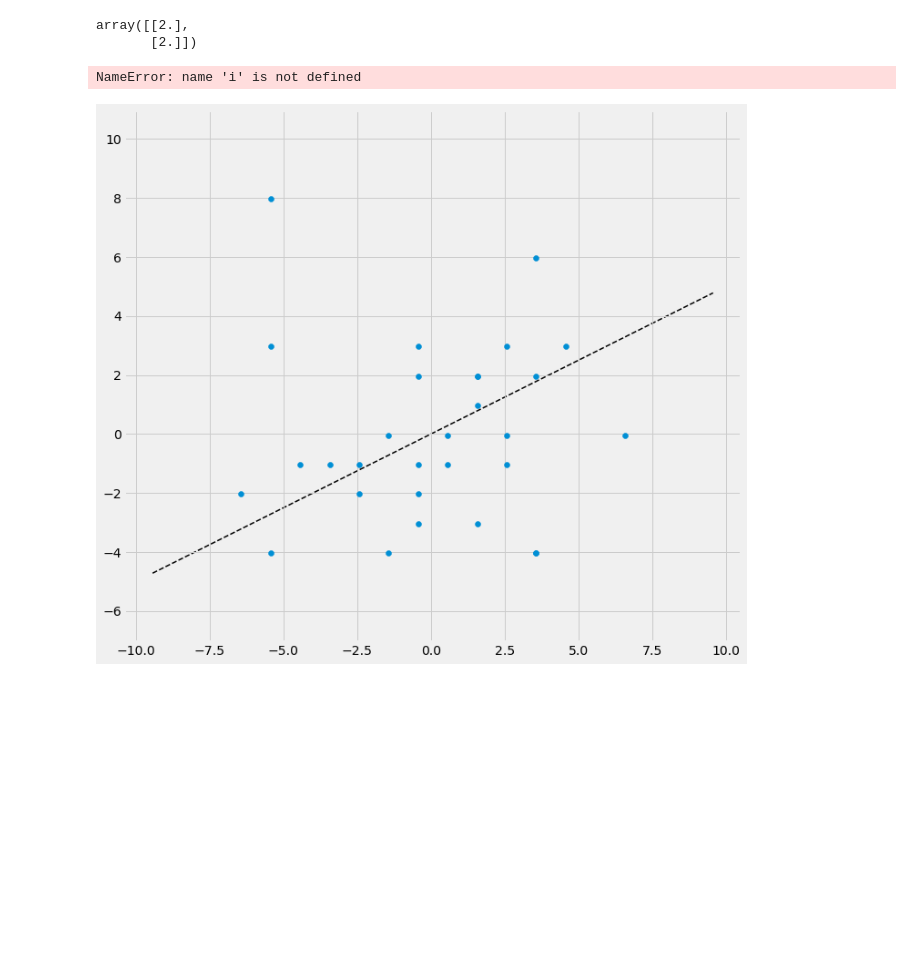
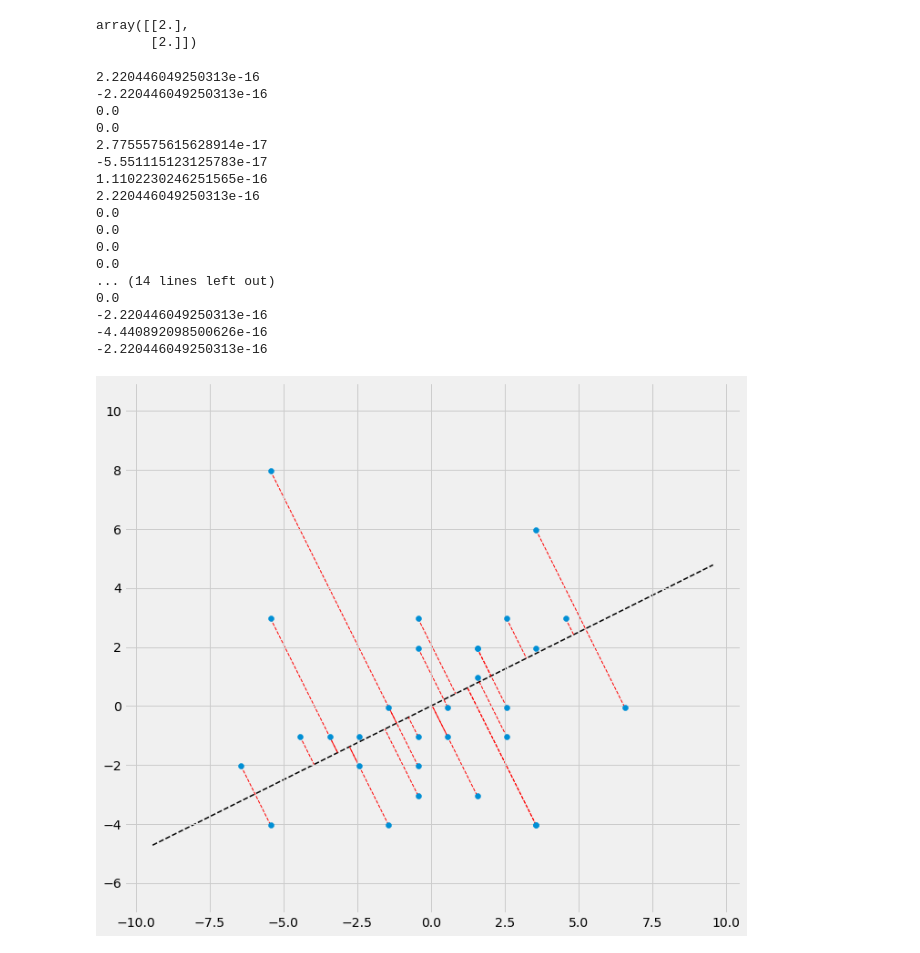
Before and after one commit to Hossein-HH/BSC-Machine-Learning, a Jupyter notebook: 1.Implementation codes/1400-12-25/projection plt matplot skspatial.ipynb, the cells around one changed output. Cells and saved outputs as stored; diff of their text form; code cells hidden in the pictures; blank space fills up the shorter version.

Commit message:
Fix red-lines error in implementation 1400-12-25 codes

```diff
--- a/1.Implementation codes/1400-12-25/projection plt matplot skspatial.ipynb
+++ b/1.Implementation codes/1400-12-25/projection plt matplot skspatial.ipynb
@@ -39,43 +39,61 @@ A = StandardScaler(with_std=False, copy=False).fit_transform(A)
 fig = plt.figure(figsize=(15, 10))
 ax0 = fig.add_subplot(111)
 
 #? we should equalization x , y Axis
 ax0.set_aspect('equal')
 
 #? moshakhas kardane mahdodeye mehvare x , y
 ax0.set_ylim(bottom=min(A[:, 1]) - 3, top=max(A[:, 1]) + 3)
 
 #? scatter yani noghat ro parakande rasm kon nachasbooneshon be ham dige
 ax0.scatter(A[:, 0], A[:, 1])
 
 #? initialize a first vector
 v = np.array([1, 0.5])
 
 ax0.plot(np.linspace(min(A[:, 0]) - 3, max(A[:, 0]) + 3),
          np.linspace(min(A[:, 0]) - 3, max(A[:, 0]) + 3) * (v[1] / v[0]),
          'k--', linewidth=1.5, zorder=0)
 
 #? save projected points
 coordinates_on_ba_run = []
 
-w = np.array([A[i][0], A[i][1]])
+for i in range(len(A[:, 0])):
 
-#? zaribe K inja neveshtim c
-c = np.dot(w, v.reshape(2, 1)) / np.dot(v, v.reshape(2, 1))
-print(np.dot((w - c * v), v))
+    w = np.array([A[i][0], A[i][1]])
 
-#? cv is that result of projection we need to that
-cv = c * v
+    #? zaribe K inja neveshtim c
+    c = np.dot(w, v.reshape(2, 1)) / np.dot(v, v.reshape(2, 1))
+    print(np.dot((w - c * v), v))
 
-#? draw the projected points
-ax0.plot([w[0]], cv[[0]], [w[1], cv[1]], linewidth=1, color="red", linestyle="--", zorder=0)
+    #? cv is that result of projection we need to that
+    cv = c * v
+
+    #? draw the projected points
+    ax0.plot([w[0], cv[0]], [w[1], cv[1]], linewidth=1, color="red", linestyle="--", zorder=0)
 
 plt.show()
 
 #!!!!!!!!!!!!!!!!!!!! _ERRORS!!!!!!!!
 # %% [output]
-NameError: name 'i' is not defined
+2.220446049250313e-16
+-2.220446049250313e-16
+0.0
+0.0
+2.7755575615628914e-17
+-5.551115123125783e-17
+1.1102230246251565e-16
+2.220446049250313e-16
+0.0
+0.0
+0.0
+0.0
+... (14 lines left out)
+0.0
+-2.220446049250313e-16
+-4.440892098500626e-16
+-2.220446049250313e-16
-[figure, old version]
+[figure, new version]
 # %%
 from skspatial.objects import Vector
 from skspatial.plotting import plot_2d
```
Also changed, not shown: parts of 2 cells of this notebook.
